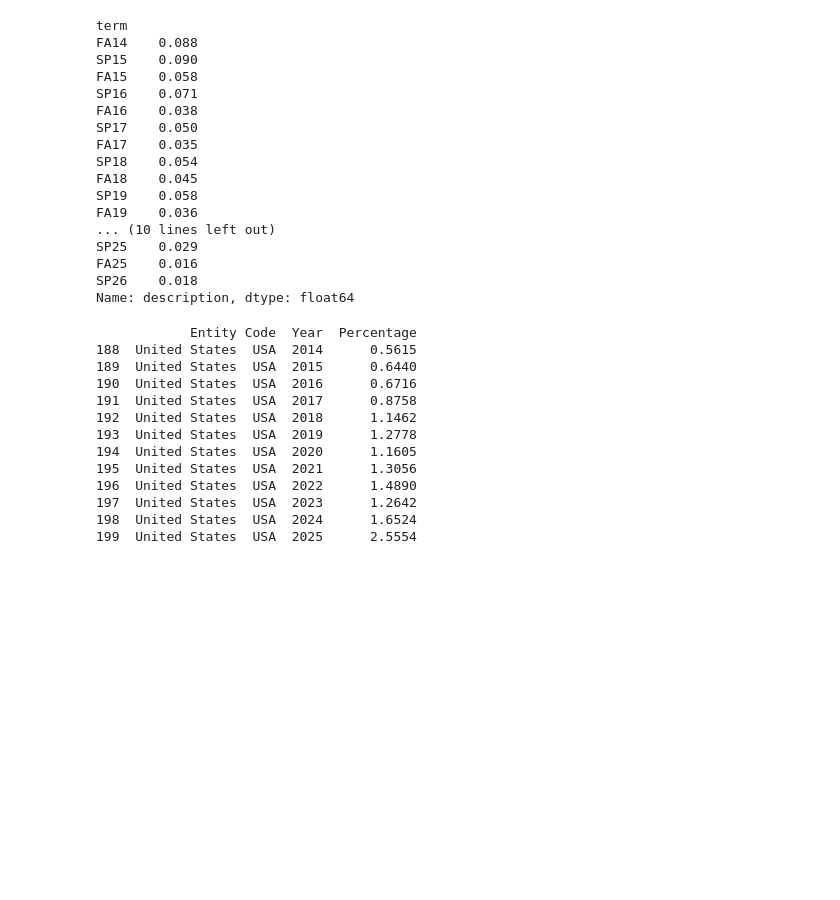
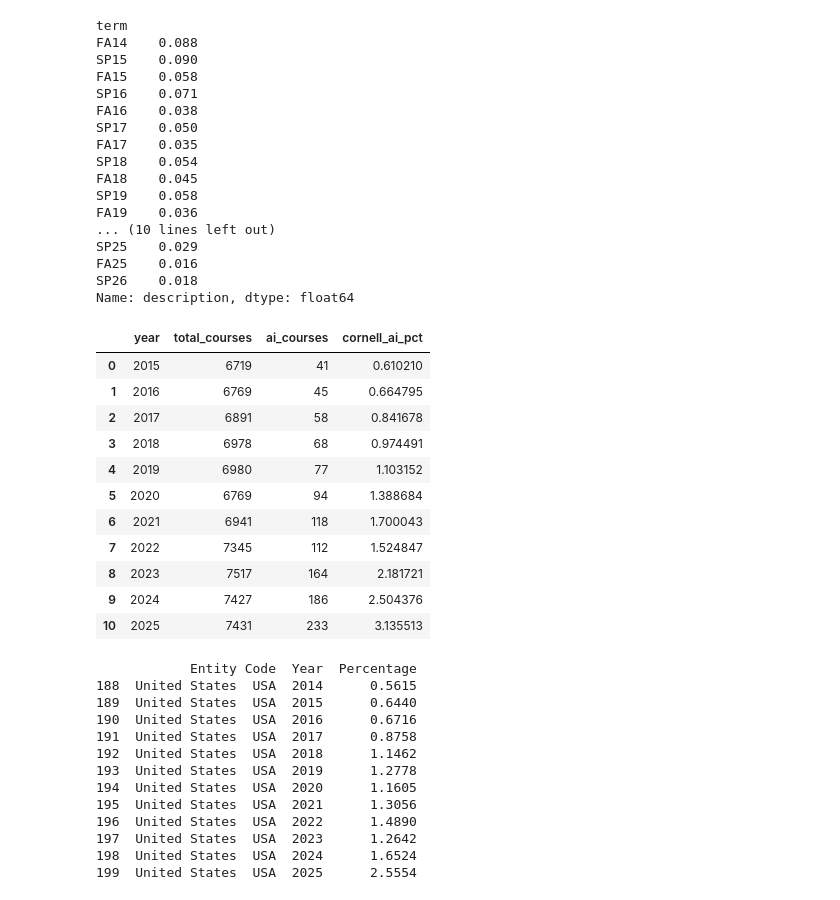
Before and after one commit to FrianaEngineer/INFO-2950-Group-Project, a Jupyter notebook: phase2/cornellapi.ipynb, the cells around one changed output. Cells and saved outputs as stored; diff of their text form; code cells hidden in the pictures; blank space fills up the shorter version.

Commit message:
Update execution counts in cornellapi.ipynb and add cornell_courses.csv for course data analysis

```diff
--- a/phase2/cornellapi.ipynb
+++ b/phase2/cornellapi.ipynb
@@ -278,3 +282,42 @@ Name: description, dtype: float64
+# %%
+# %%
+# Summarize Cornell course offerings by calendar year
+
+cornell = by_id.copy()
+
+# Convert terms such as SP15 and FA25 to calendar years
+cornell["year"] = (
+    cornell["term"].astype(str).str[-2:].astype(int) + 2000
+)
+
+# Keep only 2015-2025
+cornell = cornell[cornell["year"].between(2015, 2025)]
+
+# Aggregate course counts and calculate the AI-course percentage
+cornell_yearly = cornell.groupby("year").agg(
+    total_courses=("crseId", "size"),
+    ai_courses=("ai_broad", "sum")
+).reset_index()
+
+cornell_yearly["cornell_ai_pct"] = (
+    100 * cornell_yearly["ai_courses"]
+    / cornell_yearly["total_courses"]
+)
+
+cornell_yearly
+# %% [output]
+|  | year | total_courses | ai_courses | cornell_ai_pct |
+| 0 | 2015 | 6719 | 41 | 0.610210 |
+| 1 | 2016 | 6769 | 45 | 0.664795 |
+| 2 | 2017 | 6891 | 58 | 0.841678 |
+| 3 | 2018 | 6978 | 68 | 0.974491 |
+| 4 | 2019 | 6980 | 77 | 1.103152 |
+| 5 | 2020 | 6769 | 94 | 1.388684 |
+| 6 | 2021 | 6941 | 118 | 1.700043 |
+| 7 | 2022 | 7345 | 112 | 1.524847 |
+| 8 | 2023 | 7517 | 164 | 2.181721 |
+| 9 | 2024 | 7427 | 186 | 2.504376 |
+| 10 | 2025 | 7431 | 233 | 3.135513 |
 # %%
 import pandas as pd
 import requests
```
Also changed, not shown: parts of 3 cells of this notebook, 1 other file.
